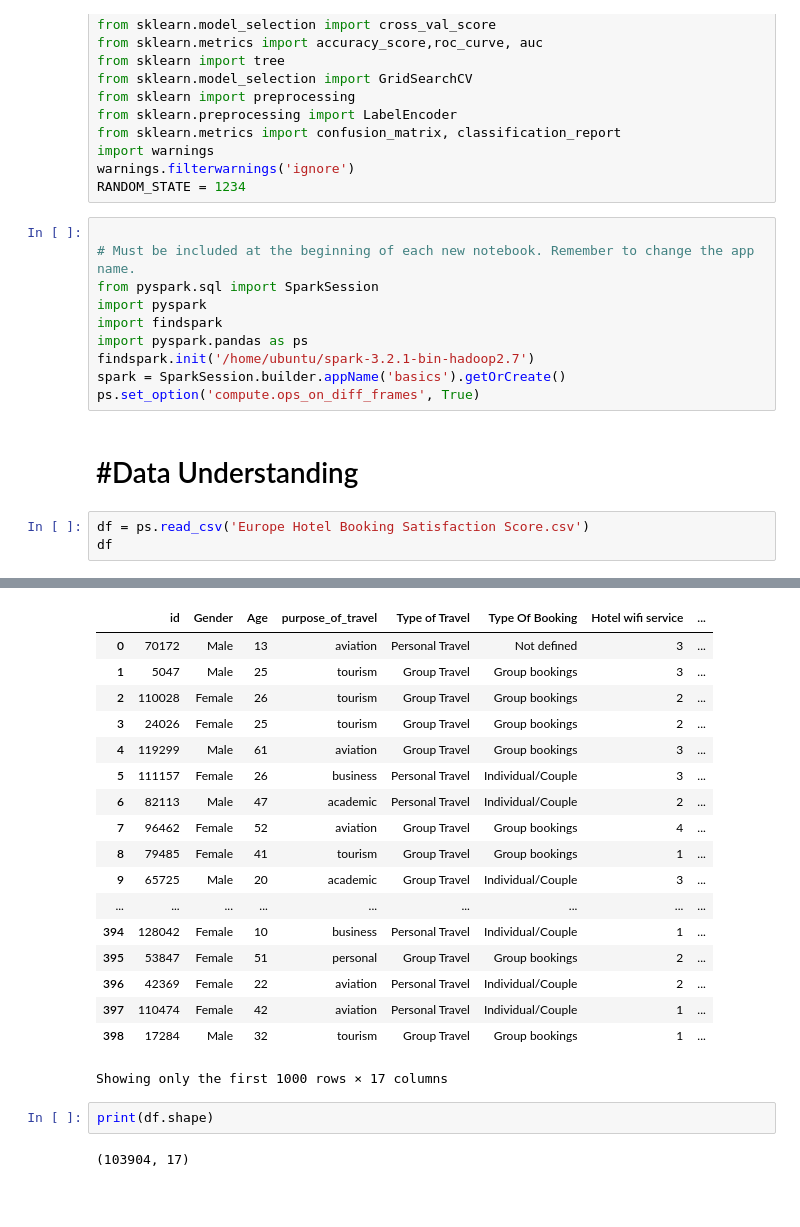
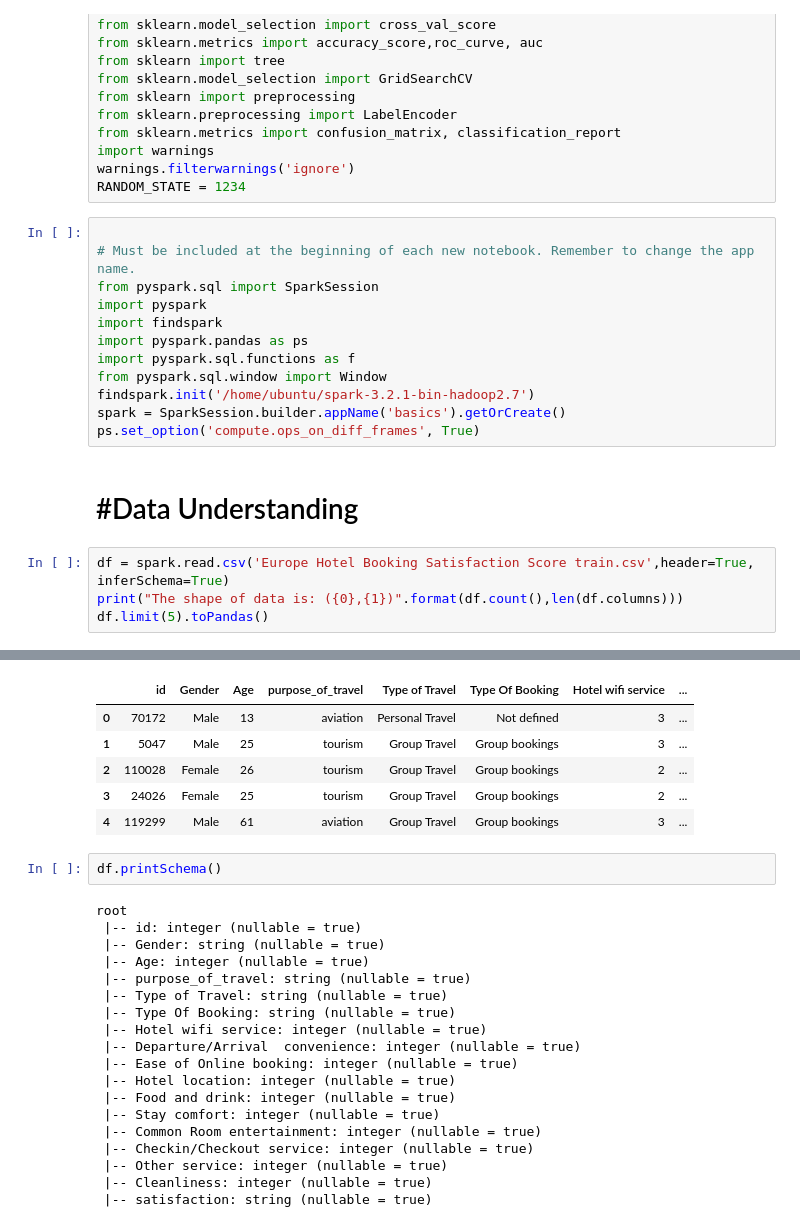
Before and after one commit to michael0806/Europe-Hotel-Satisfaction-Score-Prediction, a Jupyter notebook: Iteration 4.ipynb, the cells around one changed output, grey strips where cells are left out. Drawn from its saved outputs; the diff is of its cells as text; blank space fills up the shorter version.

```diff
--- a/Iteration 4.ipynb
+++ b/Iteration 4.ipynb
@@ -28,12 +28,15 @@ from pyspark.sql import SparkSession
 import pyspark
 import findspark
 import pyspark.pandas as ps
+import pyspark.sql.functions as f
+from pyspark.sql.window import Window
 findspark.init('/home/ubuntu/spark-3.2.1-bin-hadoop2.7')
 spark = SparkSession.builder.appName('basics').getOrCreate()
 ps.set_option('compute.ops_on_diff_frames', True)
 # %% [markdown]
 # #Data Understanding
 # %%
-df = ps.read_csv('Europe Hotel Booking Satisfaction Score.csv')
-df
+df = spark.read.csv('Europe Hotel Booking Satisfaction Score train.csv',header=True, inferSchema=True)
+print("The shape of data is: ({0},{1})".format(df.count(),len(df.columns)))
+df.limit(5).toPandas()
 # %% [output]
@@ -42,23 +44,28 @@ df
 |  | id | Gender | Age | purpose_of_travel | Type of Travel | Type Of Booking | Hotel wifi service | ... |
 | 0 | 70172 | Male | 13 | aviation | Personal Travel | Not defined | 3 | ... |
 | 1 | 5047 | Male | 25 | tourism | Group Travel | Group bookings | 3 | ... |
 | 2 | 110028 | Female | 26 | tourism | Group Travel | Group bookings | 2 | ... |
 | 3 | 24026 | Female | 25 | tourism | Group Travel | Group bookings | 2 | ... |
 | 4 | 119299 | Male | 61 | aviation | Group Travel | Group bookings | 3 | ... |
-| 5 | 111157 | Female | 26 | business | Personal Travel | Individual/Couple | 3 | ... |
-| 6 | 82113 | Male | 47 | academic | Personal Travel | Individual/Couple | 2 | ... |
-| 7 | 96462 | Female | 52 | aviation | Group Travel | Group bookings | 4 | ... |
-| 8 | 79485 | Female | 41 | tourism | Group Travel | Group bookings | 1 | ... |
-| 9 | 65725 | Male | 20 | academic | Group Travel | Individual/Couple | 3 | ... |
-| ... | ... | ... | ... | ... | ... | ... | ... | ... |
-| 394 | 128042 | Female | 10 | business | Personal Travel | Individual/Couple | 1 | ... |
-| 395 | 53847 | Female | 51 | personal | Group Travel | Group bookings | 2 | ... |
-| 396 | 42369 | Female | 22 | aviation | Personal Travel | Individual/Couple | 2 | ... |
-| 397 | 110474 | Female | 42 | aviation | Personal Travel | Individual/Couple | 1 | ... |
-| 398 | 17284 | Male | 32 | tourism | Group Travel | Group bookings | 1 | ... |
-Showing only the first 1000 rows × 17 columns
 # %%
-print(df.shape)
+df.printSchema()
 # %% [output]
-(103904, 17)
+root
+ |-- id: integer (nullable = true)
+ |-- Gender: string (nullable = true)
+ |-- Age: integer (nullable = true)
+ |-- purpose_of_travel: string (nullable = true)
+ |-- Type of Travel: string (nullable = true)
+ |-- Type Of Booking: string (nullable = true)
+ |-- Hotel wifi service: integer (nullable = true)
+ |-- Departure/Arrival  convenience: integer (nullable = true)
+ |-- Ease of Online booking: integer (nullable = true)
+ |-- Hotel location: integer (nullable = true)
+ |-- Food and drink: integer (nullable = true)
+ |-- Stay comfort: integer (nullable = true)
+ |-- Common Room entertainment: integer (nullable = true)
+ |-- Checkin/Checkout service: integer (nullable = true)
+ |-- Other service: integer (nullable = true)
+ |-- Cleanliness: integer (nullable = true)
+ |-- satisfaction: string (nullable = true)
 # %%
```
Also changed, not shown: parts of 28 cells of this notebook.
